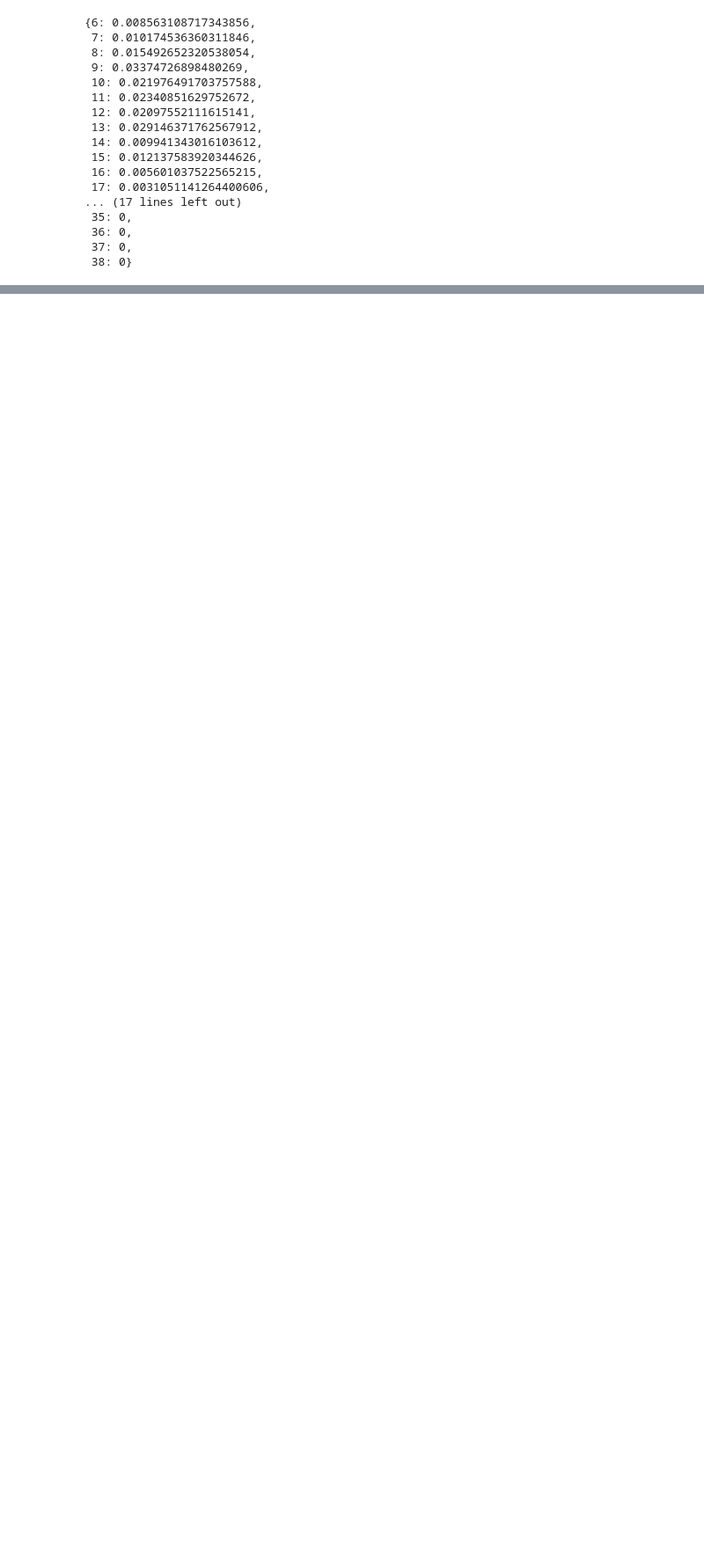
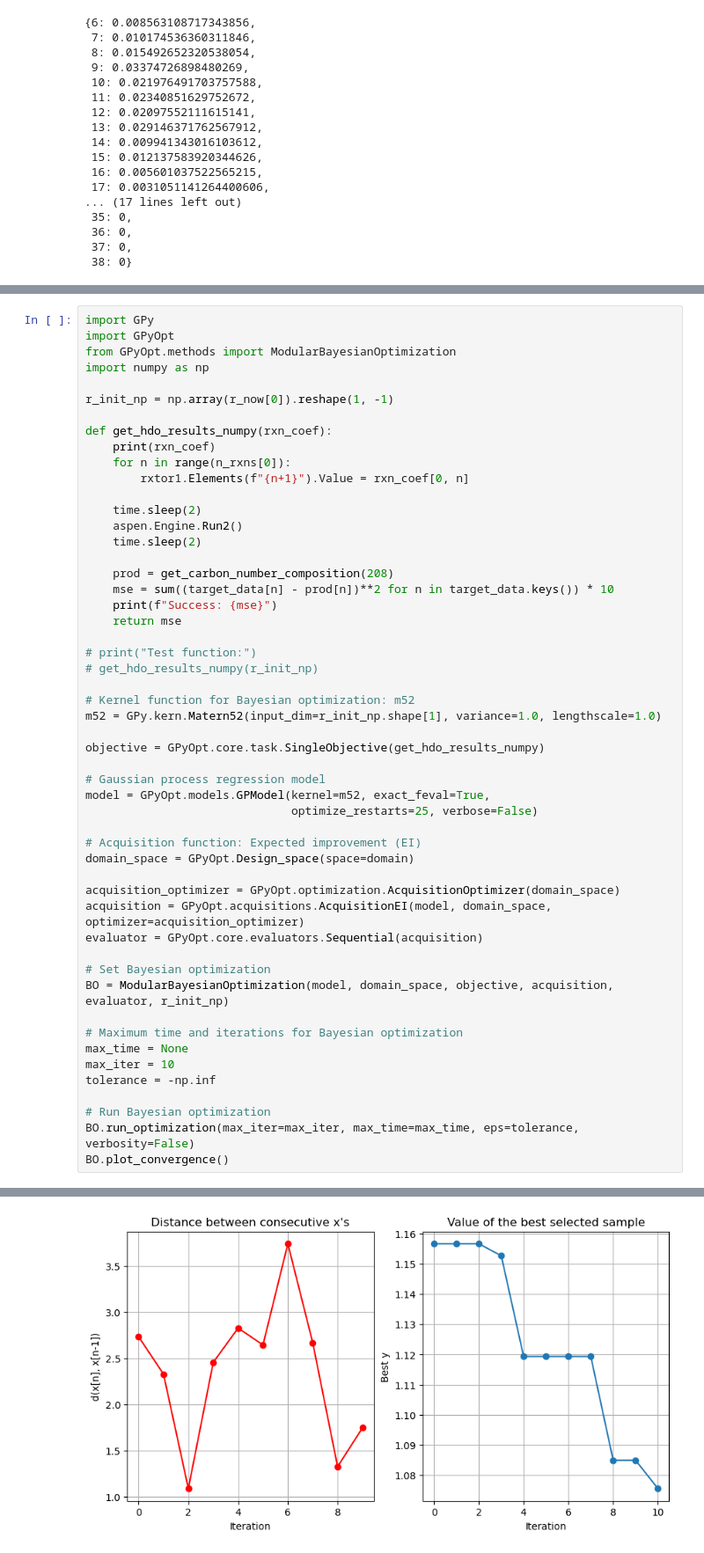
Before and after one commit to Hyein-coder/SAF-HDO, a Jupyter notebook: main_hdo_rxn.ipynb, the cells around one changed output, grey strips where cells are left out. Shown at 88% size. Saved outputs shown, nothing was run; the diff lists cells and outputs as text; blank space fills up the shorter version.

```diff
--- a/main_hdo_rxn.ipynb
+++ b/main_hdo_rxn.ipynb
@@ -198,0 +190,53 @@ aspen.Close(0)
+# %%
+import GPy
+import GPyOpt
+from GPyOpt.methods import ModularBayesianOptimization
+import numpy as np
+
+r_init_np = np.array(r_now[0]).reshape(1, -1)
+
+def get_hdo_results_numpy(rxn_coef):
+    print(rxn_coef)
+    for n in range(n_rxns[0]):
+        rxtor1.Elements(f"{n+1}").Value = rxn_coef[0, n]
+
+    time.sleep(2)
+    aspen.Engine.Run2()
+    time.sleep(2)
+
+    prod = get_carbon_number_composition(208)
+    mse = sum((target_data[n] - prod[n])**2 for n in target_data.keys()) * 10
+    print(f"Success: {mse}")
+    return mse
+
+# print("Test function:")
+# get_hdo_results_numpy(r_init_np)
+
+# Kernel function for Bayesian optimization: m52
+m52 = GPy.kern.Matern52(input_dim=r_init_np.shape[1], variance=1.0, lengthscale=1.0)
+
+objective = GPyOpt.core.task.SingleObjective(get_hdo_results_numpy)
+
+# Gaussian process regression model
+model = GPyOpt.models.GPModel(kernel=m52, exact_feval=True,
+                              optimize_restarts=25, verbose=False)
+
+# Acquisition function: Expected improvement (EI)
+domain_space = GPyOpt.Design_space(space=domain)
+
+acquisition_optimizer = GPyOpt.optimization.AcquisitionOptimizer(domain_space)
+acquisition = GPyOpt.acquisitions.AcquisitionEI(model, domain_space, optimizer=acquisition_optimizer)
+evaluator = GPyOpt.core.evaluators.Sequential(acquisition)
+
+# Set Bayesian optimization
+BO = ModularBayesianOptimization(model, domain_space, objective, acquisition, evaluator, r_init_np)
+
+# Maximum time and iterations for Bayesian optimization
+max_time = None
+max_iter = 10
+tolerance = -np.inf
+
+# Run Bayesian optimization
+BO.run_optimization(max_iter=max_iter, max_time=max_time, eps=tolerance, verbosity=False)
+BO.plot_convergence()
+# %% [output]
@@ -198,0 +260 @@ aspen.Close(0)
+[figure, added]
```
Also changed, not shown: parts of 7 cells of this notebook.
